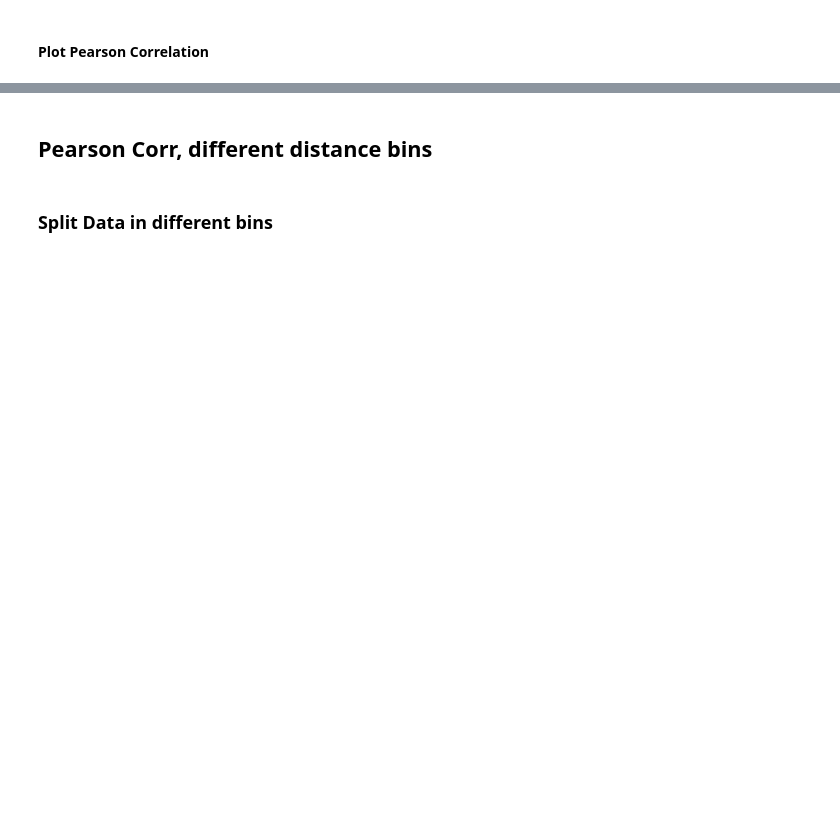
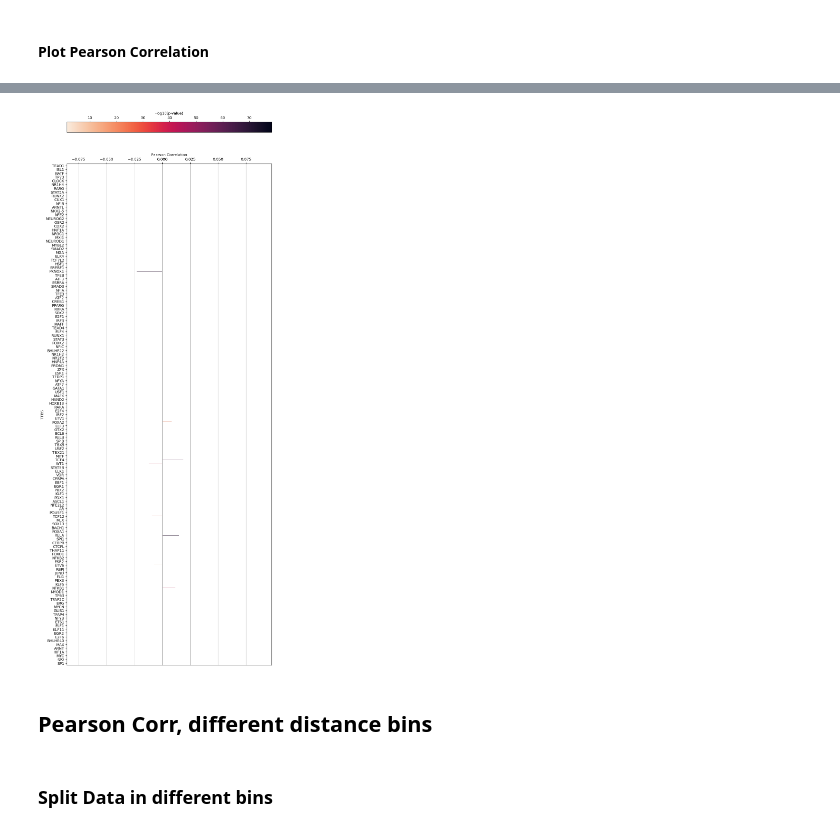
Before and after one commit to JulianMeigen/Bachelor, a Jupyter notebook: E_Single_TFBS/Pearson_seaborn.ipynb, the cells around one changed output, grey strips where cells are left out. Cells and saved outputs as stored; diff of their text form; code cells hidden in the pictures; blank space fills up the shorter version.

```diff
--- a/E_Single_TFBS/Pearson_seaborn.ipynb
+++ b/E_Single_TFBS/Pearson_seaborn.ipynb
@@ -206,3 +255,29 @@ cbar.set_label("-log10(p-value)")
+# %%
+# For flat_df_reduced
+fig, ax = plt.subplots(figsize=(10,30))
+
+norm = plt.Normalize(pearson_df_sort_pval["Pearson_p"].min(), pearson_df_sort_pval["Pearson_p"].max())
+sm = plt.cm.ScalarMappable(cmap="rocket_r", norm=norm)
+
+sns.barplot(pearson_df_sort_pval, x="Pearson_r", y="TFs",hue="Pearson_p", width=0.5, palette="rocket_r")
+
+
+ax.set_ylabel('TFBS')
+
+ax.xaxis.tick_top()
+ax.set_xlabel('Pearson Correlation')
+ax.xaxis.set_label_position("top")
+
+ax.xaxis.grid(True)
+ax.get_legend().remove()
+
+plt.subplots_adjust(top=0.9)
+cbar = ax.figure.colorbar(sm, ax=ax, orientation= "horizontal", location="top", )
+cbar.set_label("-log10(p-value)")
+
+#fig.savefig("/sybig/projects/GeneRegulation/data/jme/Bachelorarbeit/data/Single_TFBS/Boxplot/Pearson_corr_all_great_p.png")
+# %% [output]
+[figure, added]
 # %% [markdown]
 ## Pearson Corr, different distance bins
 # %% [markdown]
```
Also changed, not shown: parts of 13 cells of this notebook, 2 other files.
